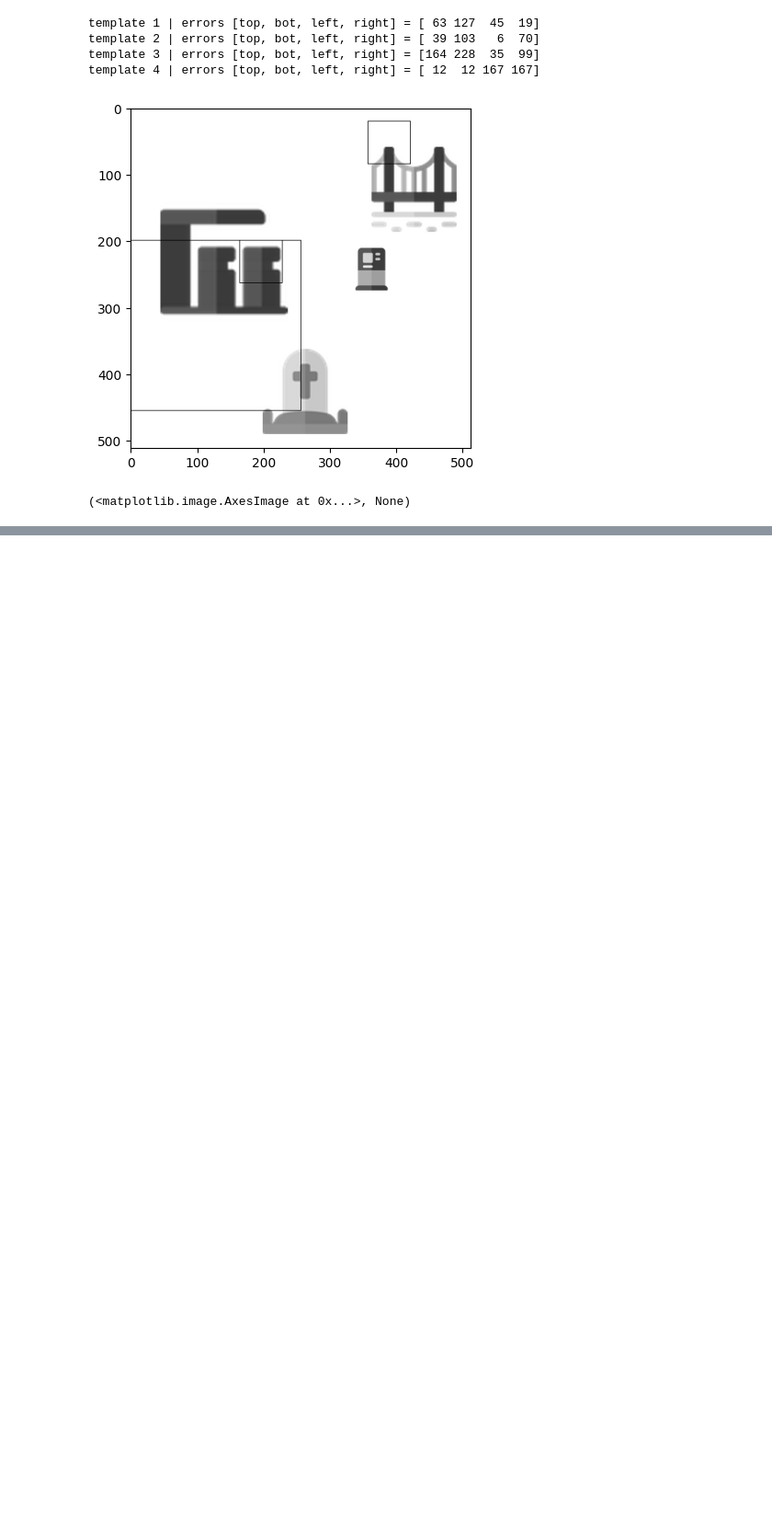
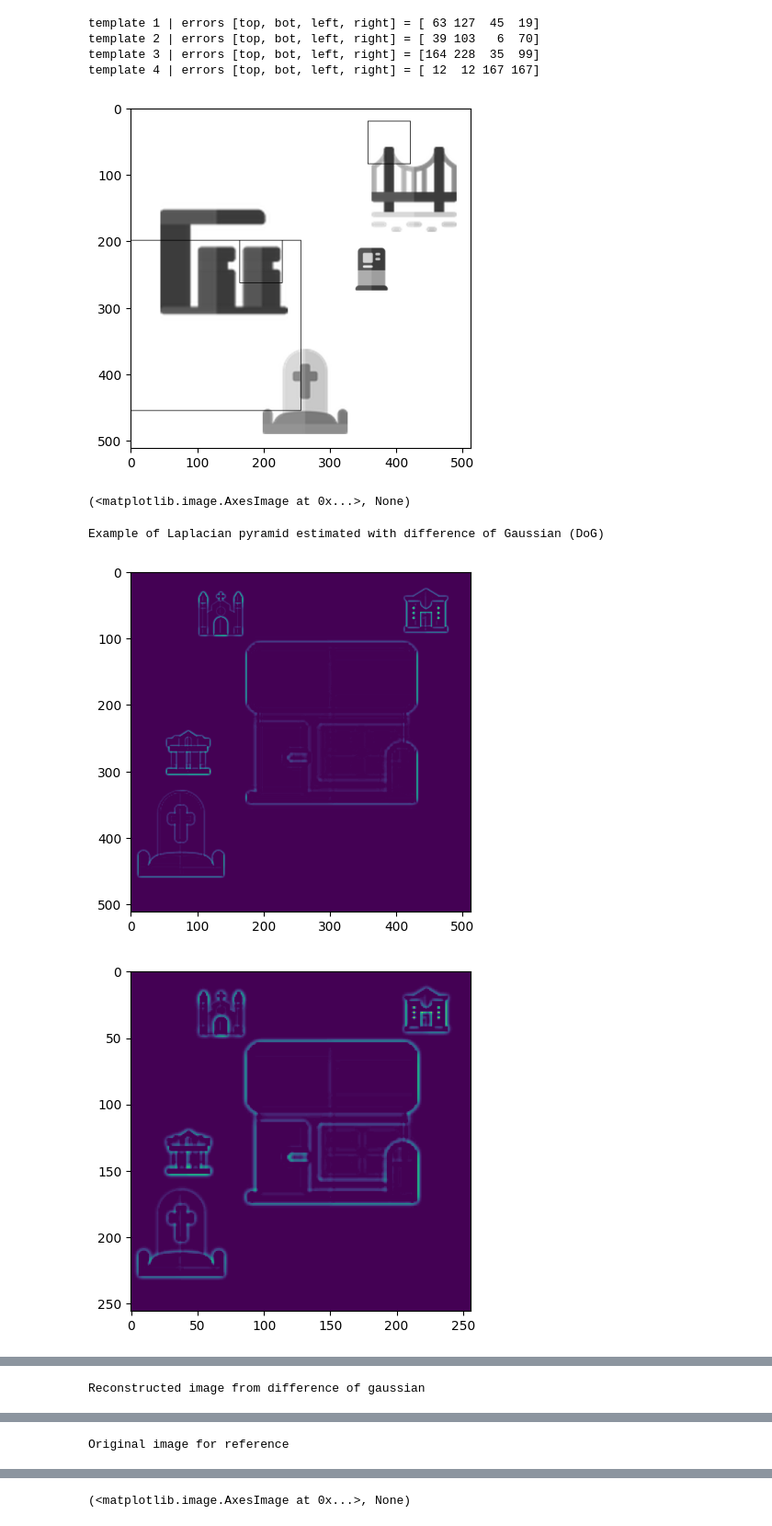
Before and after one commit to coeus-uk/computer-vision, a Jupyter notebook: Task2.ipynb, the cells around one changed output, grey strips where cells are left out. Shown: that part at 92% size. Saved outputs shown, nothing was run; the diff lists cells and outputs as text; code cells hidden in the pictures; blank space fills up the shorter version.

Commit message:
feat: first pass gaussian and laplacian pyramid matching

```diff
--- a/Task2.ipynb
+++ b/Task2.ipynb
@@ -113,3 +110,35 @@ template 3 | errors [top, bot, left, right] = [164 228  35  99]
 template 4 | errors [top, bot, left, right] = [ 12  12 167 167]
 [figure]
 (<matplotlib.image.AxesImage at 0x...>, None)
+# %%
+images = task2.images_with_annotations(Path("Task2Dataset"))
+img, _ = next(images)
+
+# print("Example of Gaussian pyramid")
+# gauss_pyramid = task2.gaussian_pyrarmid(img, 5)
+# for level in gauss_pyramid:
+#     plt.imshow(cv2.cvtColor(level, cv2.COLOR_GRAY2RGB)), plt.show()
+
+print("Example of Laplacian pyramid estimated with difference of Gaussian (DoG)")
+images = task2.images_with_annotations(Path("Task2Dataset"))
+img, _ = next(images)
+
+laplacian_pyr = task2.laplacian_pyramid(img, 5)
+for level in laplacian_pyr:
+    plt.imshow(level), plt.show()
+
+print("Reconstructed image from difference of gaussian")
+reconstructed_image = laplacian_pyr[-1]
+for (i, layer) in enumerate(laplacian_pyr[::-1]):
+    if (i == 0): continue
+    reconstructed_image = cv2.pyrUp(reconstructed_image)
+    reconstructed_image = cv2.add(reconstructed_image, layer)
+
+plt.imshow(cv2.cvtColor(reconstructed_image, cv2.COLOR_GRAY2RGB)), plt.show()
+
+print("Original image for reference")
+plt.imshow(cv2.cvtColor(img, cv2.COLOR_GRAY2RGB)), plt.show()
+# %% [output]
+Example of Laplacian pyramid estimated with difference of Gaussian (DoG)
+[figure, added]
+[figure, added]
@@ -115,0 +148 @@ template 4 | errors [top, bot, left, right] = [ 12  12 167 167]
+Reconstructed image from difference of gaussian
@@ -115,0 +150 @@ template 4 | errors [top, bot, left, right] = [ 12  12 167 167]
+Original image for reference
@@ -115,0 +152 @@ template 4 | errors [top, bot, left, right] = [ 12  12 167 167]
+(<matplotlib.image.AxesImage at 0x...>, None)
```
Also changed, not shown: parts of 5 cells of this notebook, 1 other file.
